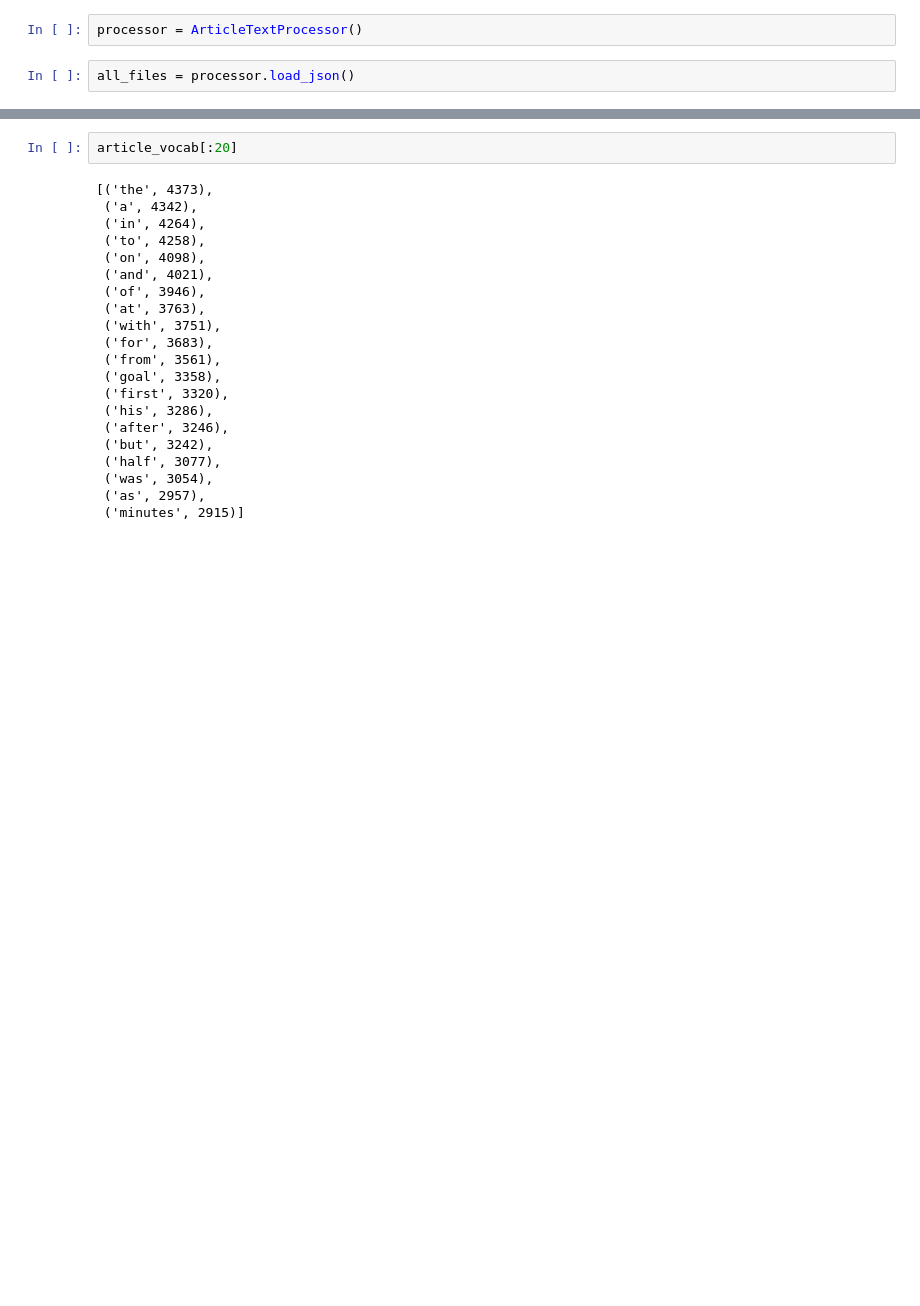
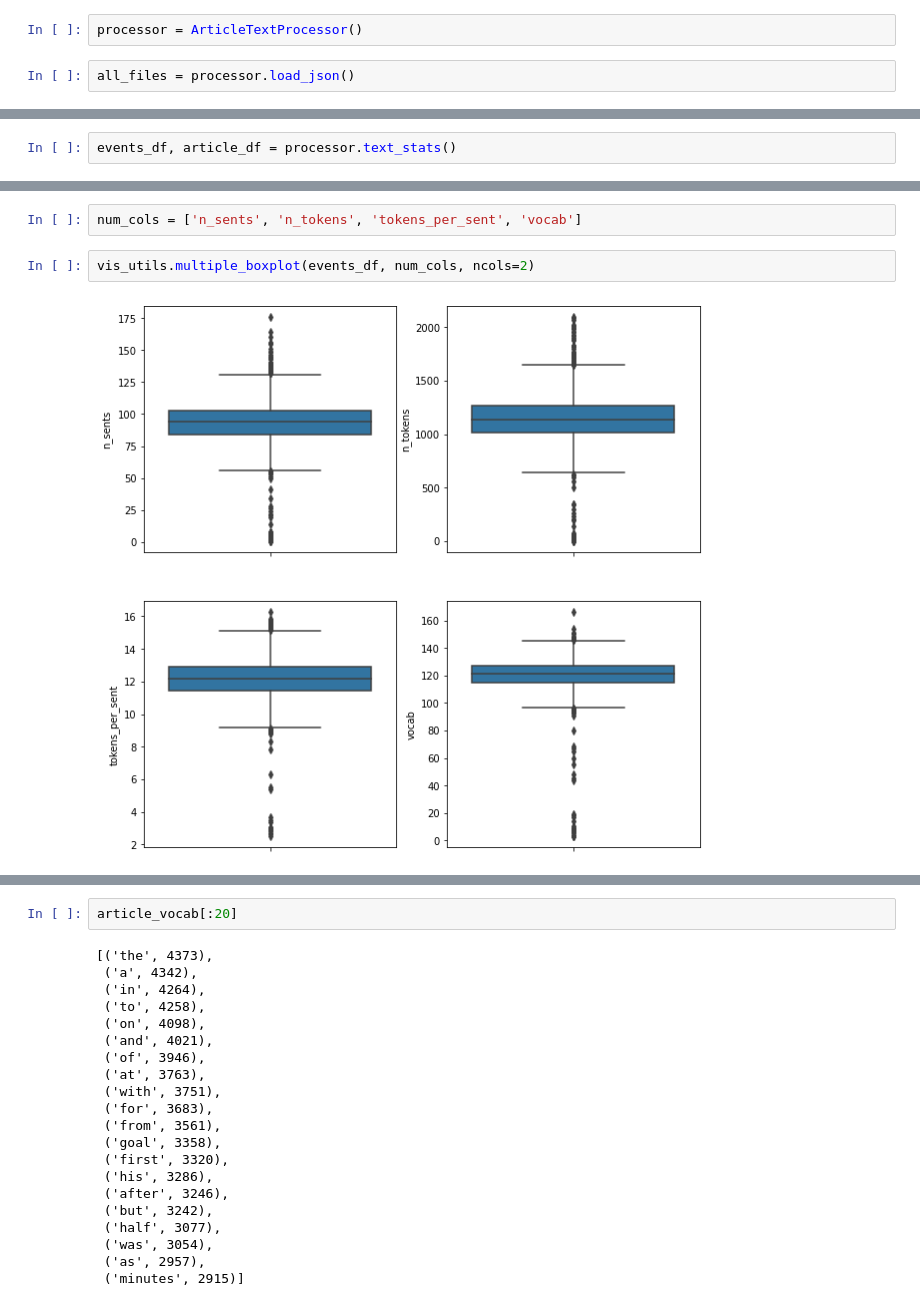
Before and after one commit to gscharly/master_ds_tfm, a Jupyter notebook: analysis/article_vocabulary.ipynb, the cells around one changed output, grey strips where cells are left out. Saved outputs shown, nothing was run; the diff lists cells and outputs as text; blank space fills up the shorter version.

Commit message:
Analysis: updated vocabulary and team players

```diff
--- a/analysis/article_vocabulary.ipynb
+++ b/analysis/article_vocabulary.ipynb
@@ -73,0 +56,2 @@ prueba['article']
+# %%
+events_df, article_df = processor.text_stats()
@@ -73,0 +106,6 @@ prueba['article']
+# %%
+num_cols = ['n_sents', 'n_tokens', 'tokens_per_sent', 'vocab']
+# %%
+vis_utils.multiple_boxplot(events_df, num_cols, ncols=2)
+# %% [output]
+[figure, added]
```
Also changed, not shown: parts of 119 cells of this notebook, 1 other file.
